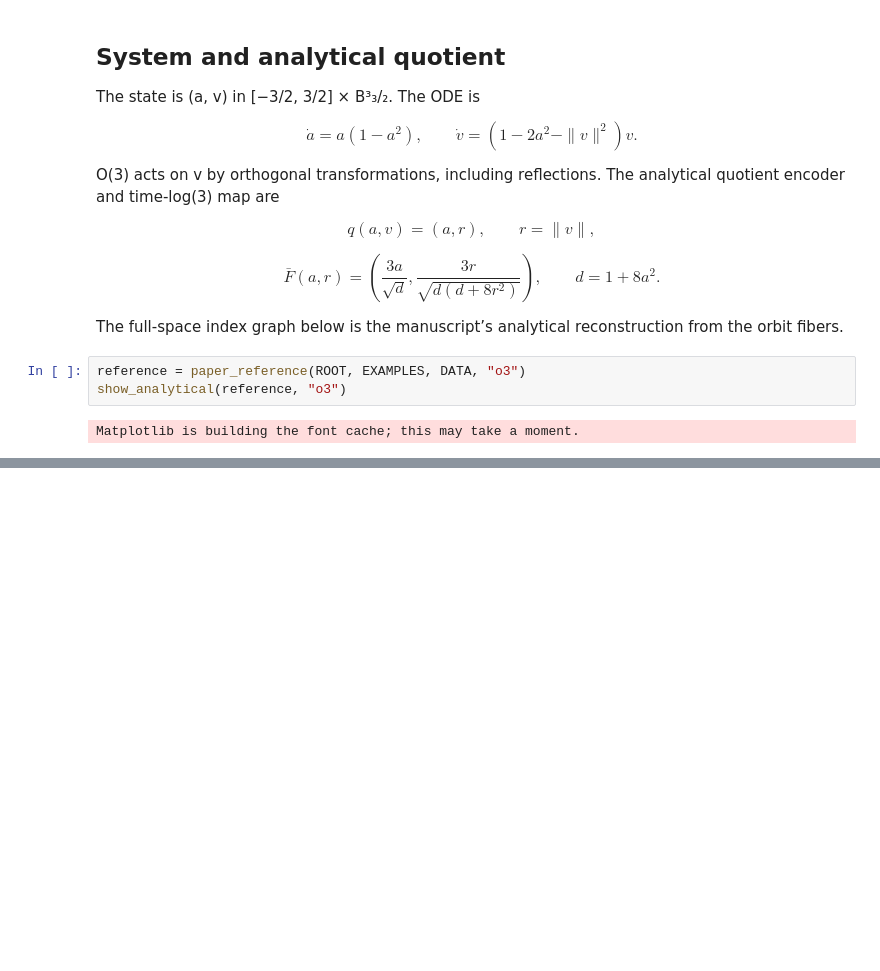
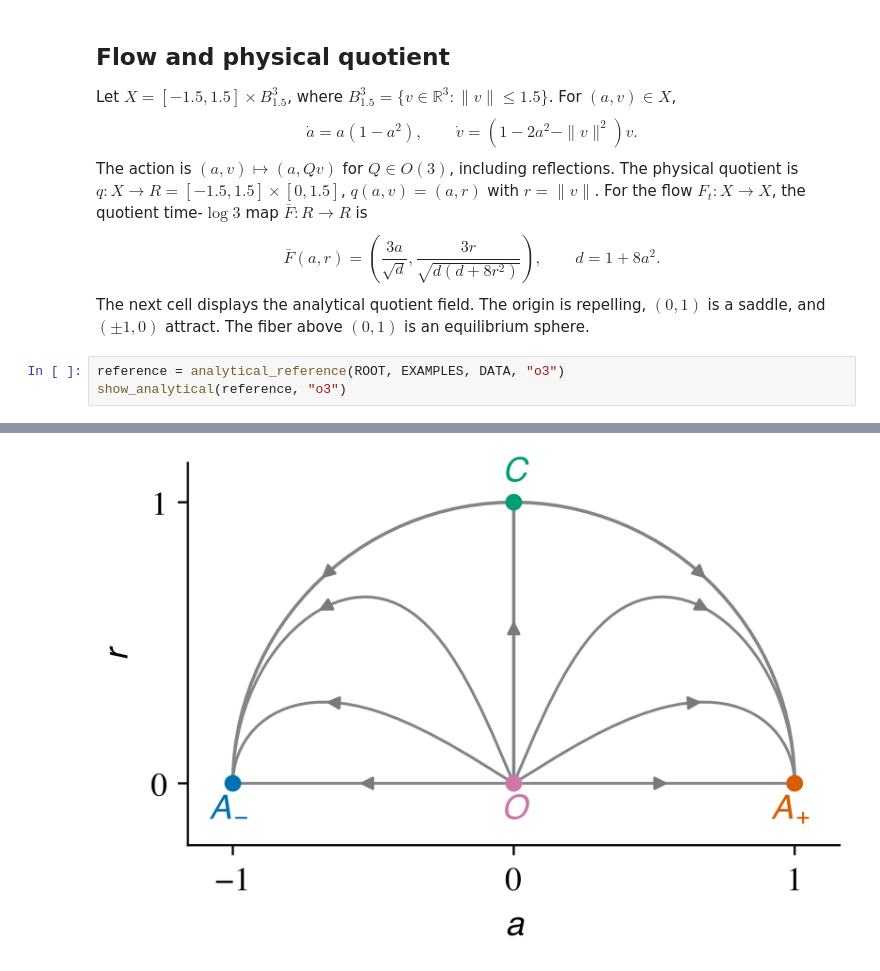
Before and after one commit to bernardorivas/2027_L4DC_EquivariantMorseGraphs, a Jupyter notebook: code-kaito/notebooks/02_o3_flow.ipynb, the cells around one changed output, grey strips where cells are left out. Saved outputs shown, nothing was run; the diff lists cells and outputs as text; blank space fills up the shorter version.

```diff
--- a/code-kaito/notebooks/02_o3_flow.ipynb
+++ b/code-kaito/notebooks/02_o3_flow.ipynb
@@ -23,25 +31,12 @@ Bernardo's code: 21acca6; numerical input checksums verified.
 # %% [markdown]
-## System and analytical quotient
+## Flow and physical quotient
 
-The state is (a, v) in [−3/2, 3/2] × B³₃/₂. The ODE is
-
-$$
-\dot a=a(1-a^2),\qquad \dot v=(1-2a^2-\|v\|^2)v.
-$$
-
-O(3) acts on v by orthogonal transformations, including reflections. The analytical quotient encoder and time-log(3) map are
-
-$$
-q(a,v)=(a,r),\qquad r=\|v\|,
-$$
-
-$$
-\bar F(a,r)=\left(\frac{3a}{\sqrt{d}},\frac{3r}{\sqrt{d(d+8r^2)}}\right),\qquad d=1+8a^2.
-$$
-
-The full-space index graph below is the manuscript’s analytical reconstruction from the orbit fibers.
+Let $X=[-1.5,1.5]\times B^3_{1.5}$, where $B^3_{1.5}=\{v\in\mathbb R^3:\|v\|\le1.5\}$. For $(a,v)\in X$,
+$$\dot a=a(1-a^2),\qquad \dot v=(1-2a^2-\|v\|^2)v.$$
+The action is $(a,v)\mapsto(a,Qv)$ for $Q\in O(3)$, including reflections. The physical quotient is $q:X\to R=[-1.5,1.5]\times[0,1.5]$, $q(a,v)=(a,r)$ with $r=\|v\|$. For the flow $F_t:X\to X$, the quotient time-$\log3$ map $\bar F:R\to R$ is
+$$\bar F(a,r)=\left(\frac{3a}{\sqrt d},\frac{3r}{\sqrt{d(d+8r^2)}}\right),\qquad d=1+8a^2.$$
+The next cell displays the analytical quotient field. The origin is repelling, $(0,1)$ is a saddle, and $(\pm1,0)$ attract. The fiber above $(0,1)$ is an equilibrium sphere.
 # %%
-reference = paper_reference(ROOT, EXAMPLES, DATA, "o3")
+reference = analytical_reference(ROOT, EXAMPLES, DATA, "o3")
 show_analytical(reference, "o3")
 # %% [output]
-Matplotlib is building the font cache; this may take a moment.
@@ -49 +43,2 @@ Matplotlib is building the font cache; this may take a moment.
+[figure, added]
 # %% [markdown]
```
Also changed, not shown: parts of 9 cells of this notebook, 11 other files.
